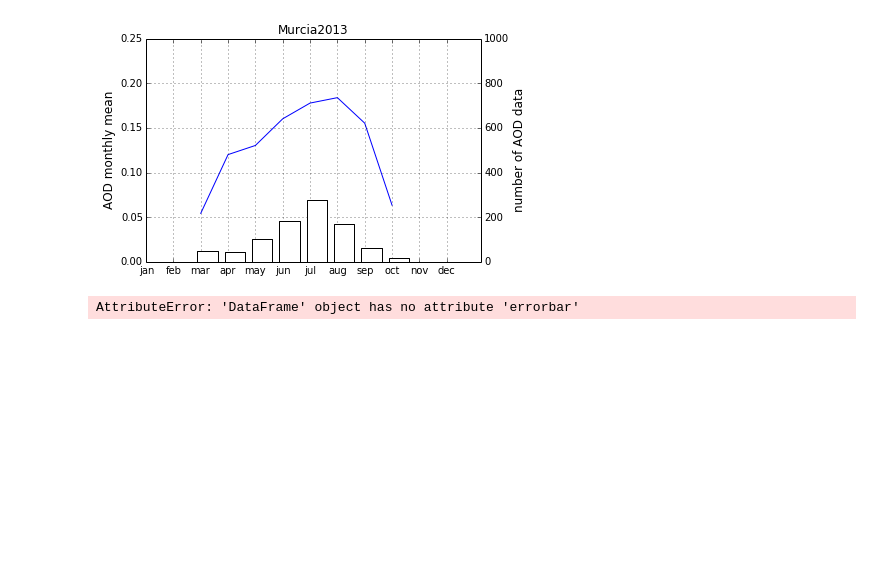
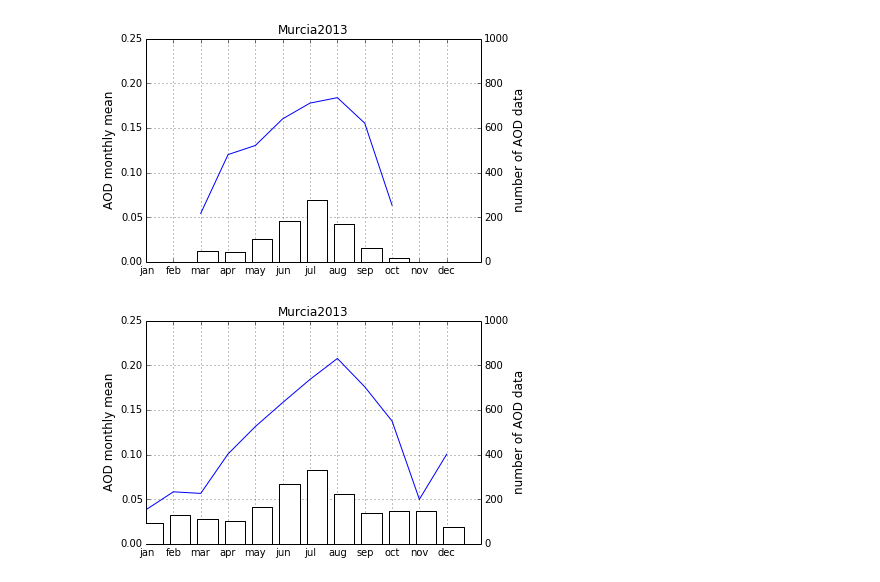
Before and after one commit to Ruben-VV/practica-python, a Jupyter notebook: iPython Notebook/aerosoles_Murcia.ipynb, the cells around one changed output. Saved outputs shown, nothing was run; the diff lists cells and outputs as text; code cells hidden in the pictures; blank space fills up the shorter version.

```diff
--- a/iPython Notebook/aerosoles_Murcia.ipynb
+++ b/iPython Notebook/aerosoles_Murcia.ipynb
@@ -498,32 +503,35 @@ if __name__ == '__main__':
 # %%
 if __name__ == '__main__':
 
 
     aodMen_Murcia = [df_out_Murcia[df_out_Murcia['month']==i]['AOT_500'].mean() for i in range(1,13)]
     dataAODmen_Murcia = [len(df_out_Murcia[df_out_Murcia['month']==i]['AOT_500']) for i in range(1,13)]
     df_Murcia = pd.DataFrame({'AODmean_Murcia':aodMen_Murcia, 'number of AOD data':dataAODmen_Murcia })
-    #ax = df_Murcia.plot(y = 'AODmean_Murcia')
-    ax = df_Murcia.errorbar(y = 'AODmean_Murcia', xerr=low_mean, yerr=high_mean)
+
+    #df['errlo']  = df['mean'] - df['AOT_500']
+    #df['errhi']  = df['errhi'] - df['mean']
+    ax = df_Murcia.plot(y = 'AODmean_Murcia')
+                        #, yerr = data[['errlo','errhi']].values)
     #plt.errorbar(range(len(x)), x, xerr=low_mean, yerr=high_mean)
 
     ax2 = df_Murcia['number of AOD data'].plot(kind = 'bar', secondary_y=True, color ='white', align='center')
     #ax2 =df_Murcia.plot(y = 'number of AOD data', secondary_y=True)
 
     ax.set_ylabel("AOD monthly mean", fontsize=12)
     ax2.set_ylabel("number of AOD data", fontsize=12)
 
     #ax.set_ylim(-150,200)
     width = 0.3
     ind = np.arange(len(dataAODmen_Murcia))
     #rects1 = ax2.bar(ind, dataAODmen_Murcia, width, color='white', align='center')
     xTickMarks = ['jan', 'feb', 'mar', 'apr', 'may', 'jun', 'jul', 'aug', 'sep',
                'oct', 'nov', 'dec']
     ax.set_xticks(ind)
     ax.set_ylim(0,0.25)
     ax2.set_ylim(0,1000)
     xtickNames = ax.set_xticklabels(xTickMarks)
 
     #bar_label(rects1, dataAODmen_Murcia)
     ax.set_title('Murcia2013')
 # %% [output]
-AttributeError: 'DataFrame' object has no attribute 'errorbar'
+[figure, added]
```
Also changed, not shown: parts of 2 cells of this notebook, 1 other file.
